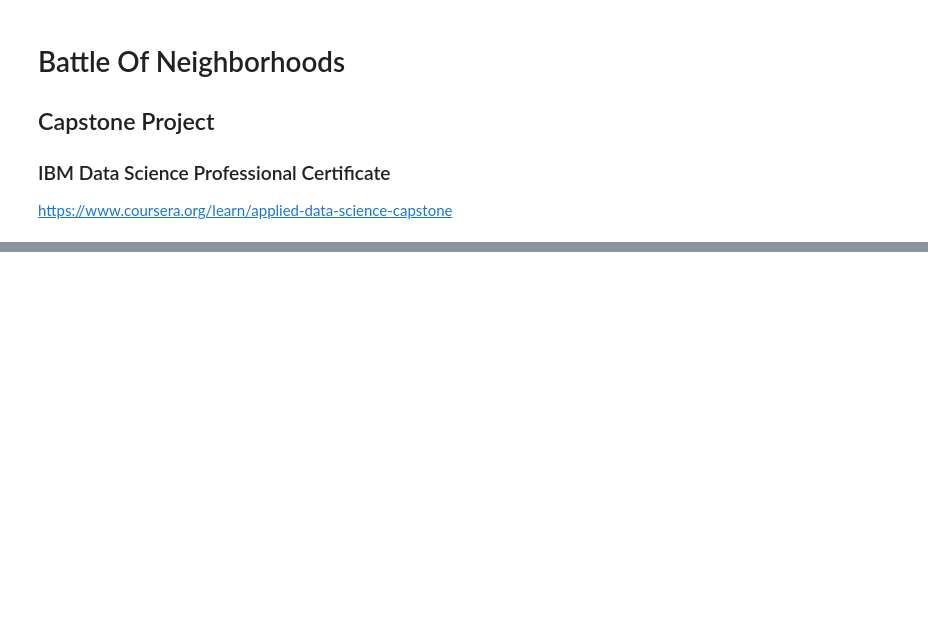
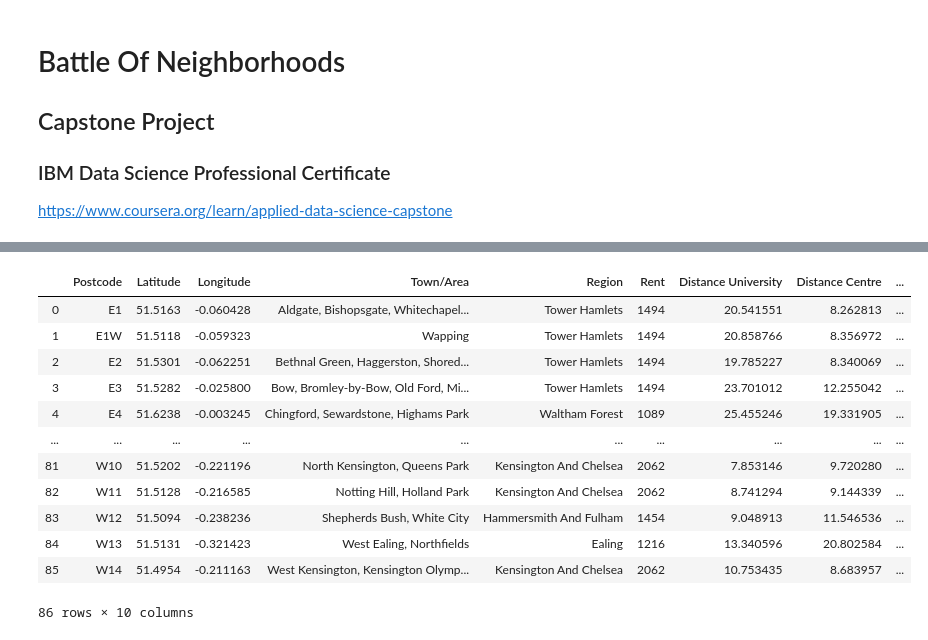
Before and after one commit to DAndresSanchez/Optimal_Location_London, a Jupyter notebook: BattleOfNeighborhoods.ipynb, the cells around one changed output, grey strips where cells are left out. Cells and saved outputs as stored; diff of their text form; code cells hidden in the pictures; blank space fills up the shorter version.

```diff
--- a/BattleOfNeighborhoods.ipynb
+++ b/BattleOfNeighborhoods.ipynb
@@ -24,0 +488,3 @@ The accomodation must be located close to Middlesex University. Foursquare data
+# %%
+results = requests.get(url).json()
+results
@@ -24,0 +509,7 @@ The accomodation must be located close to Middlesex University. Foursquare data
+# %%
+# assign relevant part of JSON to venues
+venues = results['response']['venues']
+
+# tranform venues into a dataframe
+dataframe = json_normalize(venues)
+dataframe.head()
@@ -24,0 +523,24 @@ The accomodation must be located close to Middlesex University. Foursquare data
+# %%
+# keep only columns that include venue name, and anything that is associated with location
+filtered_columns = ['name', 'categories'] + [col for col in dataframe.columns if col.startswith('location.')] + ['id']
+dataframe_filtered = dataframe.loc[:, filtered_columns]
+
+# function that extracts the category of the venue
+def get_category_type(row):
+    try:
+        categories_list = row['categories']
+    except:
+        categories_list = row['venue.categories']
+
+    if len(categories_list) == 0:
+        return None
+    else:
+        return categories_list[0]['name']
+
+# filter the category for each row
+dataframe_filtered['categories'] = dataframe_filtered.apply(get_category_type, axis=1)
+
+# clean column names by keeping only last term
+dataframe_filtered.columns = [column.split('.')[-1] for column in dataframe_filtered.columns]
+
+dataframe_filtered.head()
@@ -24,0 +576,18 @@ The accomodation must be located close to Middlesex University. Foursquare data
+# %%
+df_rents_2 = df_rents.merge(df_cafes, how='left', left_on='Region', right_on='postalCode').fillna(0)
+df_rents_2 = df_rents_2.rename(columns={"name": "Cafes"})
+df_rents_2
+# %% [output]
+|  | Postcode | Latitude | Longitude | Town/Area | Region | Rent | Distance University | Distance Centre | ... |
+| 0 | E1 | 51.5163 | -0.060428 | Aldgate, Bishopsgate, Whitechapel... | Tower Hamlets | 1494 | 20.541551 | 8.262813 | ... |
+| 1 | E1W | 51.5118 | -0.059323 | Wapping | Tower Hamlets | 1494 | 20.858766 | 8.356972 | ... |
+| 2 | E2 | 51.5301 | -0.062251 | Bethnal Green, Haggerston, Shored... | Tower Hamlets | 1494 | 19.785227 | 8.340069 | ... |
+| 3 | E3 | 51.5282 | -0.025800 | Bow, Bromley-by-Bow, Old Ford, Mi... | Tower Hamlets | 1494 | 23.701012 | 12.255042 | ... |
+| 4 | E4 | 51.6238 | -0.003245 | Chingford, Sewardstone, Highams Park | Waltham Forest | 1089 | 25.455246 | 19.331905 | ... |
+| ... | ... | ... | ... | ... | ... | ... | ... | ... | ... |
+| 81 | W10 | 51.5202 | -0.221196 | North Kensington, Queens Park | Kensington And Chelsea | 2062 | 7.853146 | 9.720280 | ... |
+| 82 | W11 | 51.5128 | -0.216585 | Notting Hill, Holland Park | Kensington And Chelsea | 2062 | 8.741294 | 9.144339 | ... |
+| 83 | W12 | 51.5094 | -0.238236 | Shepherds Bush, White City | Hammersmith And Fulham | 1454 | 9.048913 | 11.546536 | ... |
+| 84 | W13 | 51.5131 | -0.321423 | West Ealing, Northfields | Ealing | 1216 | 13.340596 | 20.802584 | ... |
+| 85 | W14 | 51.4954 | -0.211163 | West Kensington, Kensington Olymp... | Kensington And Chelsea | 2062 | 10.753435 | 8.683957 | ... |
+86 rows × 10 columns
```
Also changed, not shown: parts of 73 cells of this notebook.
